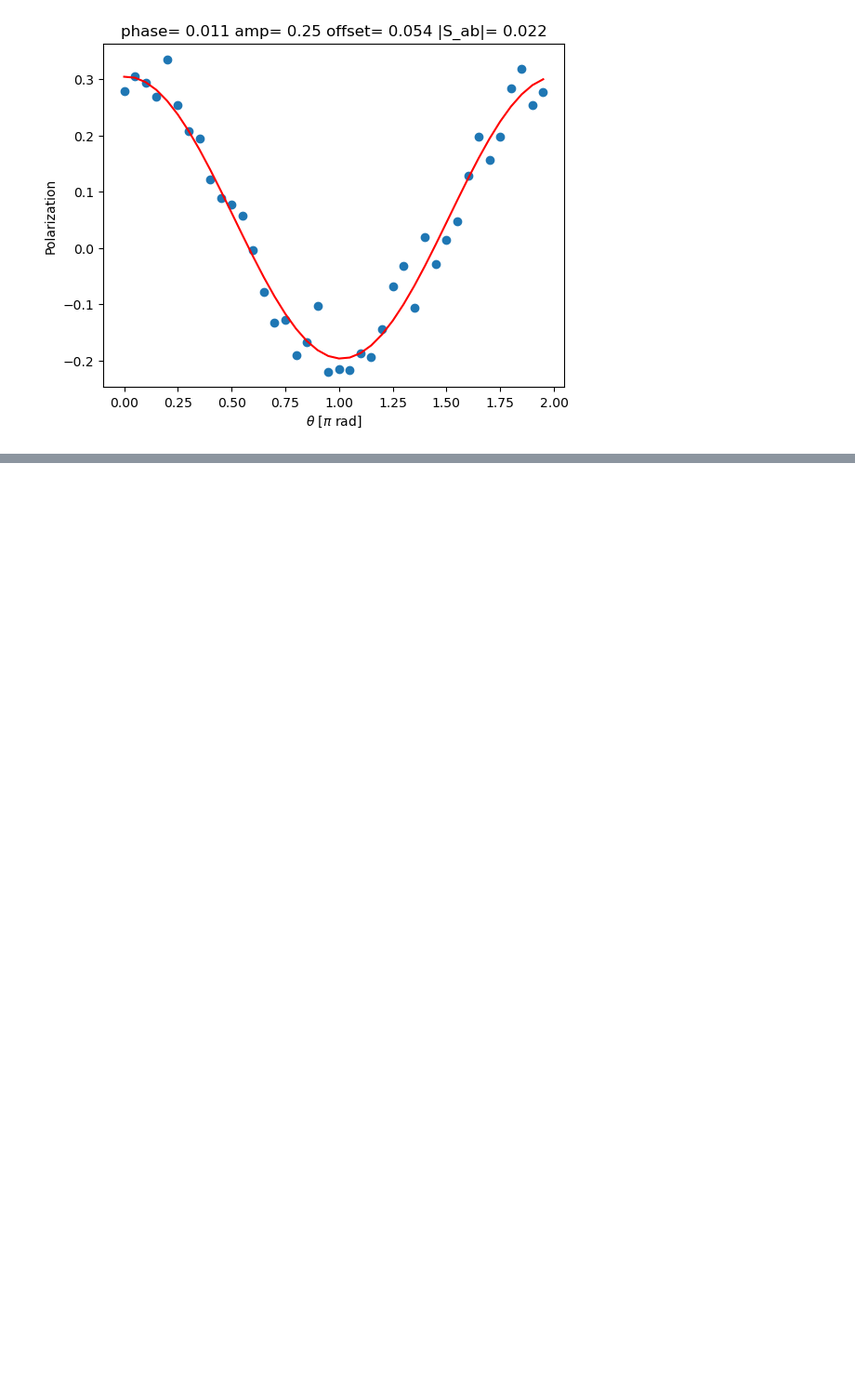
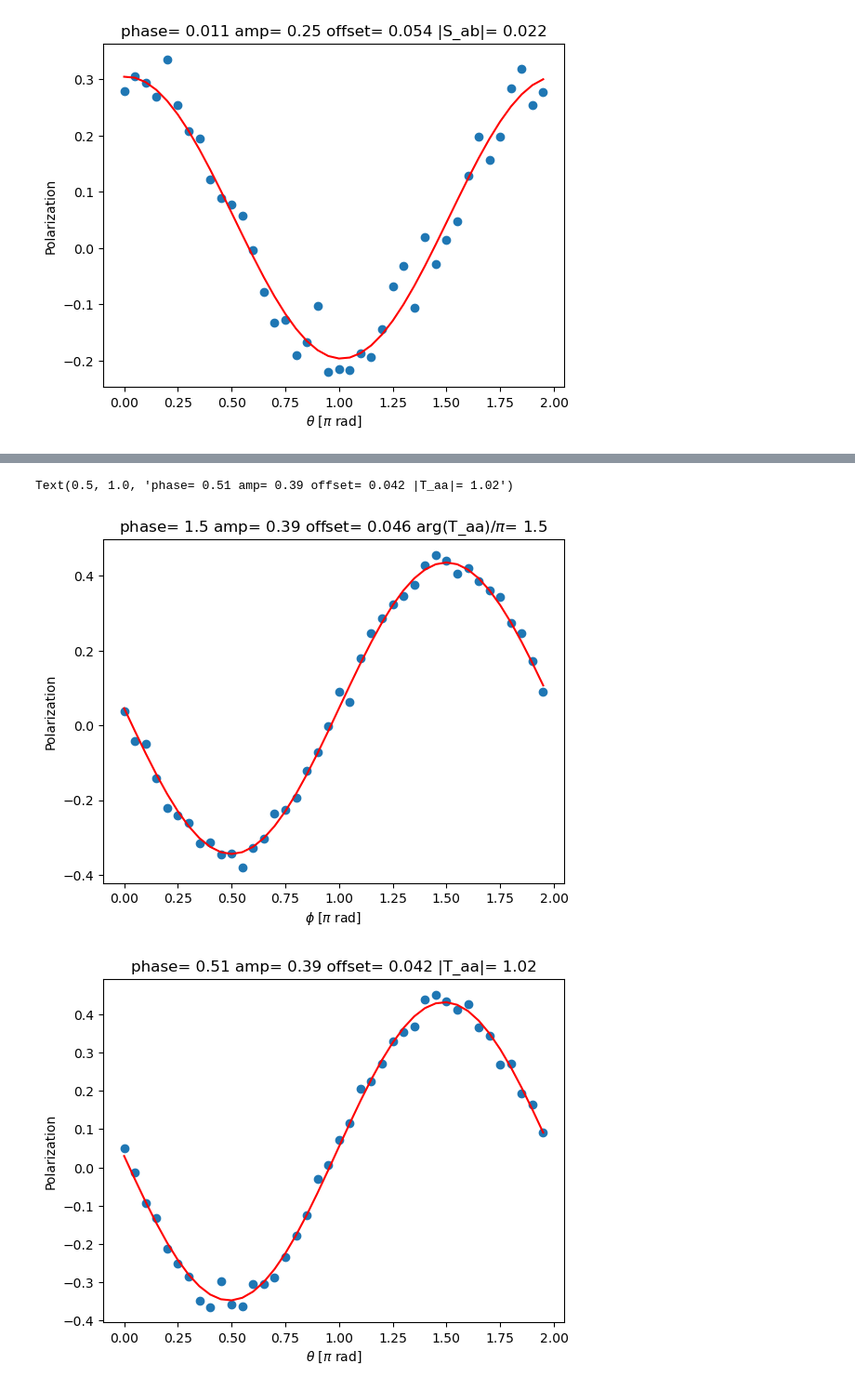
Before and after one commit to DaanTimmers/kitaevsim, a Jupyter notebook: Quantum double/Tomography Fittings.ipynb, the cells around one changed output, grey strips where cells are left out. Shown at 93% size. Drawn from its saved outputs; the diff is of its cells as text; code cells hidden in the pictures; blank space fills up the shorter version.

```diff
--- a/Quantum double/Tomography Fittings.ipynb
+++ b/Quantum double/Tomography Fittings.ipynb
@@ -478,0 +499,72 @@ Text(0.5, 1.0, 'phase= 0.011 amp= 0.25 offset= 0.054 |S_ab|= 0.022')
+# %%
+# @title T = + j
+
+import numpy as np
+import matplotlib.pyplot as plt
+from scipy.optimize import curve_fit
+
+num_point = 40
+angles= np.array([i*np.pi*2/num_point for i in range(num_point)])
+pols = np.array(
+[ 0.038, -0.041 ,-0.05,  -0.141 ,-0.221, -0.242 ,-0.26,  -0.316 ,-0.312, -0.345,
+ -0.343, -0.38 , -0.328, -0.304 ,-0.235, -0.227 ,-0.193 ,-0.121 ,-0.071, -0.003,
+  0.09 ,  0.063 , 0.179 , 0.248 , 0.287,  0.323 , 0.347 , 0.377 , 0.428,  0.456,
+  0.441,  0.406,  0.421  ,0.385,  0.362 , 0.343 , 0.275 , 0.248 , 0.171 , 0.09 ]
+)
+
+def func(x, a, b, c):
+  return np.cos(x-a*np.pi)*b + c
+from math import log10, floor
+def round_sig(x, sig=2):
+  return round(x, sig-int(floor(log10(abs(x))))-1)
+
+args, cov = curve_fit(func, angles, pols)
+plt.figure(1)
+if args[1]<0:
+  args[1] = - args[1]
+  args[0] = np.mod(args[0]+1, 2)
+  if args[0] > 1:
+    args[0] -=2
+args = [round_sig(i, 2) for i in args]
+plt.scatter(angles/np.pi, pols)
+plt.plot(angles/np.pi, func(angles, *args), color='r')
+plt.ylabel('Polarization')
+plt.xlabel(r'$\phi$ [$\pi$ rad]')
+plt.title('phase= ' + str(args[0]) + ' amp= ' + str(args[1]) + ' offset= ' + str(args[2])+' arg(T_aa)/$\pi$= '+str(args[0]))
+
+import numpy as np
+import matplotlib.pyplot as plt
+from scipy.optimize import curve_fit
+
+num_point = 40
+angles= np.array([i*np.pi*2/num_point for i in range(num_point)])
+pols = np.array(
+[ 0.051, -0.013 ,-0.093, -0.132 ,-0.213, -0.252 ,-0.286, -0.348 ,-0.365, -0.298,
+ -0.359 ,-0.364 ,-0.306 ,-0.305 ,-0.289 ,-0.234 ,-0.178 ,-0.124 ,-0.031 , 0.005,
+  0.071 , 0.116 , 0.205 , 0.224 , 0.27  , 0.33 ,  0.353  ,0.369 , 0.438 , 0.452,
+  0.435 , 0.413,  0.428 , 0.365,  0.345  ,0.269,  0.272  ,0.194 , 0.164 , 0.092]
+ )
+
+def func(x, a, b, c):
+  return np.cos(x+a*np.pi)*b + c
+from math import log10, floor
+def round_sig(x, sig=2):
+  return round(x, sig-int(floor(log10(abs(x))))-1)
+
+args, cov = curve_fit(func, angles, pols)
+plt.figure(2)
+if args[1]<0:
+  args[1] = - args[1]
+  args[0] = np.mod(args[0]+1, 2)
+  if args[0] > 1:
+    args[0] -=2
+args = [round_sig(i, 2) for i in args]
+plt.scatter(angles/np.pi, pols)
+plt.plot(angles/np.pi, func(angles, *args), color='r')
+plt.ylabel('Polarization')
+plt.xlabel(r'$\theta$ [$\pi$ rad]')
+plt.title('phase= ' + str(args[0]) + ' amp= ' + str(args[1]) + ' offset= ' + str(args[2])+' |T_aa|= '+str(args[0]*2))
+# %% [output]
+Text(0.5, 1.0, 'phase= 0.51 amp= 0.39 offset= 0.042 |T_aa|= 1.02')
+[figure, added]
+[figure, added]
```
Also changed, not shown: parts of 4 cells of this notebook.
